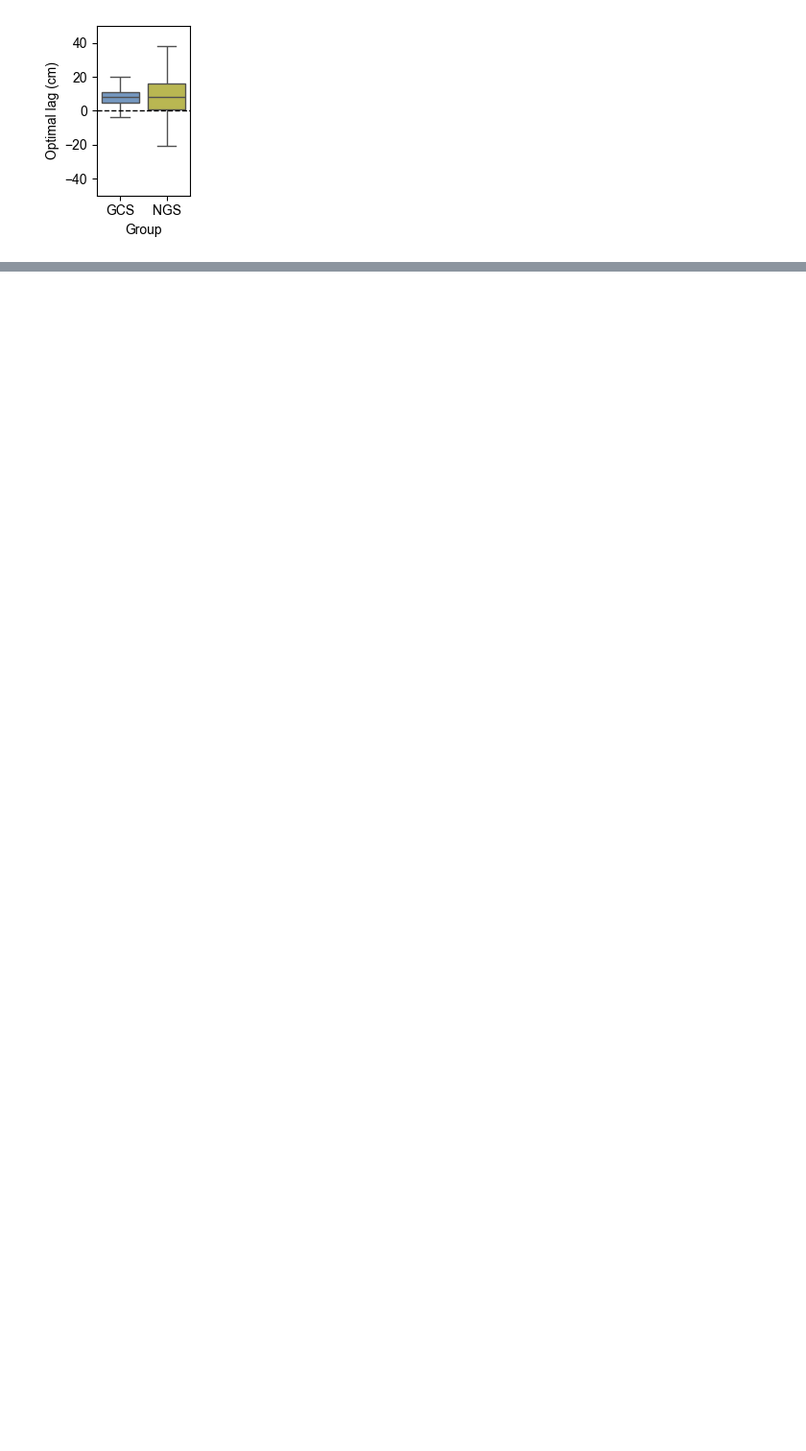
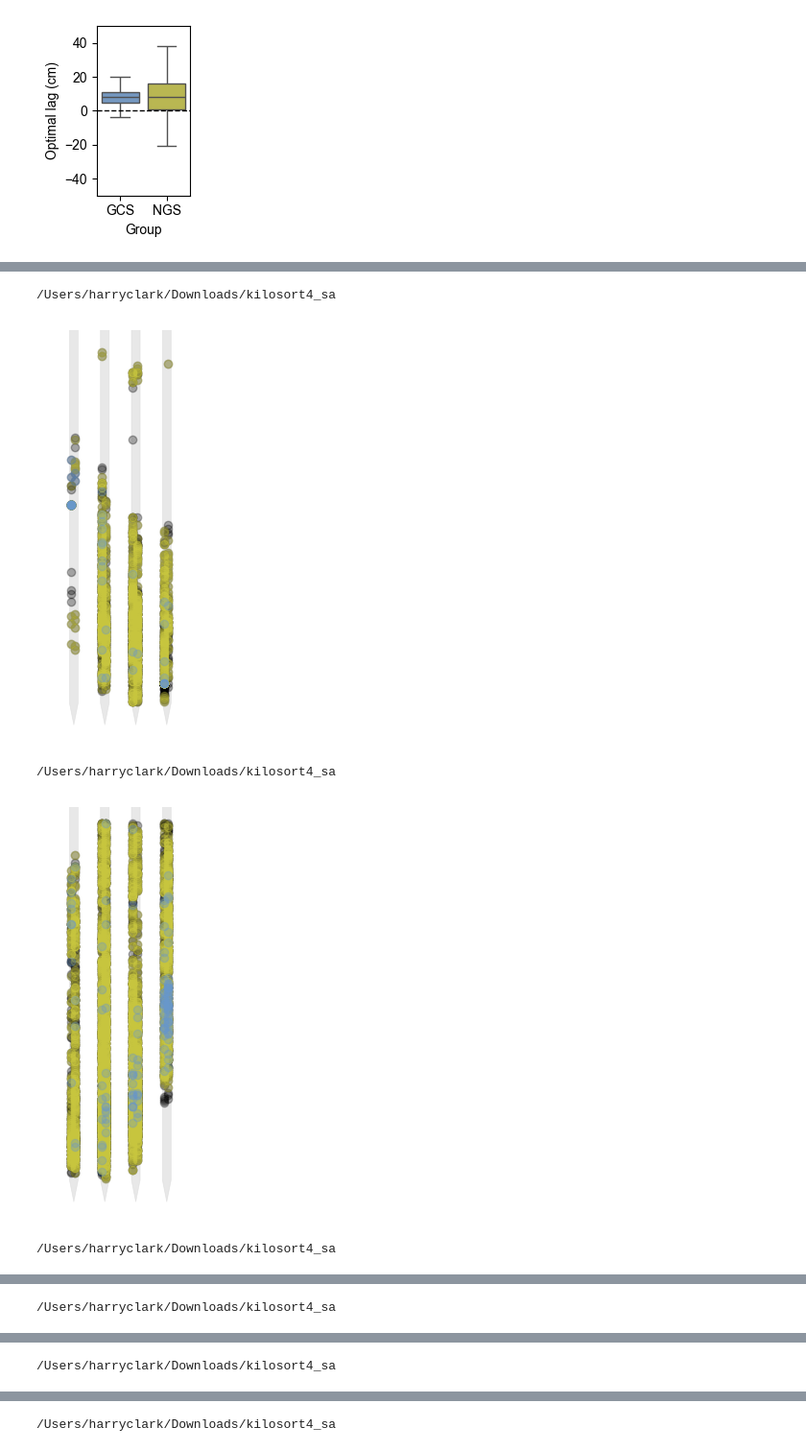
Before and after one commit to HDClark94/spatial-manifolds, a Jupyter notebook: scripts/figures/SUPP_CELL_LOCATIONS.ipynb, the cells around one changed output, grey strips where cells are left out. Shown: that part at 96% size. Drawn from its saved outputs; the diff is of its cells as text; code cells hidden in the pictures; blank space fills up the shorter version.

```diff
--- a/scripts/figures/SUPP_CELL_LOCATIONS.ipynb
+++ b/scripts/figures/SUPP_CELL_LOCATIONS.ipynb
@@ -298,0 +288,18 @@ len(gcs_)
+# %%
+for mouse in [20,21,25,26,27,28,29]:
+    mouse_all = all_[all_['mouse'] == mouse]
+    mouse_ngs = ngs_[ngs_['mouse'] == mouse]
+    mouse_gcs = gcs_[gcs_['mouse'] == mouse]
+    # extract cells that have VIS in their brain_region column
+    fig, ax = plt.subplots(ncols=1, nrows=1, figsize=(2, 8), squeeze=False)
+    plot_NP2_probe(ax[0,0], sorting_analyzer_path='/Users/harryclark/Downloads/kilosort4_sa')
+    ax[0,0].scatter(mouse_all['probe_x'], mouse_all['probe_y'], color='black', alpha=0.3)
+    ax[0,0].scatter(mouse_ngs['probe_x'], mouse_ngs['probe_y'], color='#CAC841', alpha=0.3)
+    ax[0,0].scatter(mouse_gcs['probe_x'], mouse_gcs['probe_y'], color='#6897CD', alpha=0.3)
+    plt.show()
+# %% [output]
+/Users/harryclark/Downloads/kilosort4_sa
+[figure, added]
+/Users/harryclark/Downloads/kilosort4_sa
+[figure, added]
+/Users/harryclark/Downloads/kilosort4_sa
@@ -298,0 +307 @@ len(gcs_)
+/Users/harryclark/Downloads/kilosort4_sa
@@ -298,0 +309 @@ len(gcs_)
+/Users/harryclark/Downloads/kilosort4_sa
@@ -298,0 +311 @@ len(gcs_)
+/Users/harryclark/Downloads/kilosort4_sa
```
Also changed, not shown: parts of 14 cells of this notebook, 4 other files.
